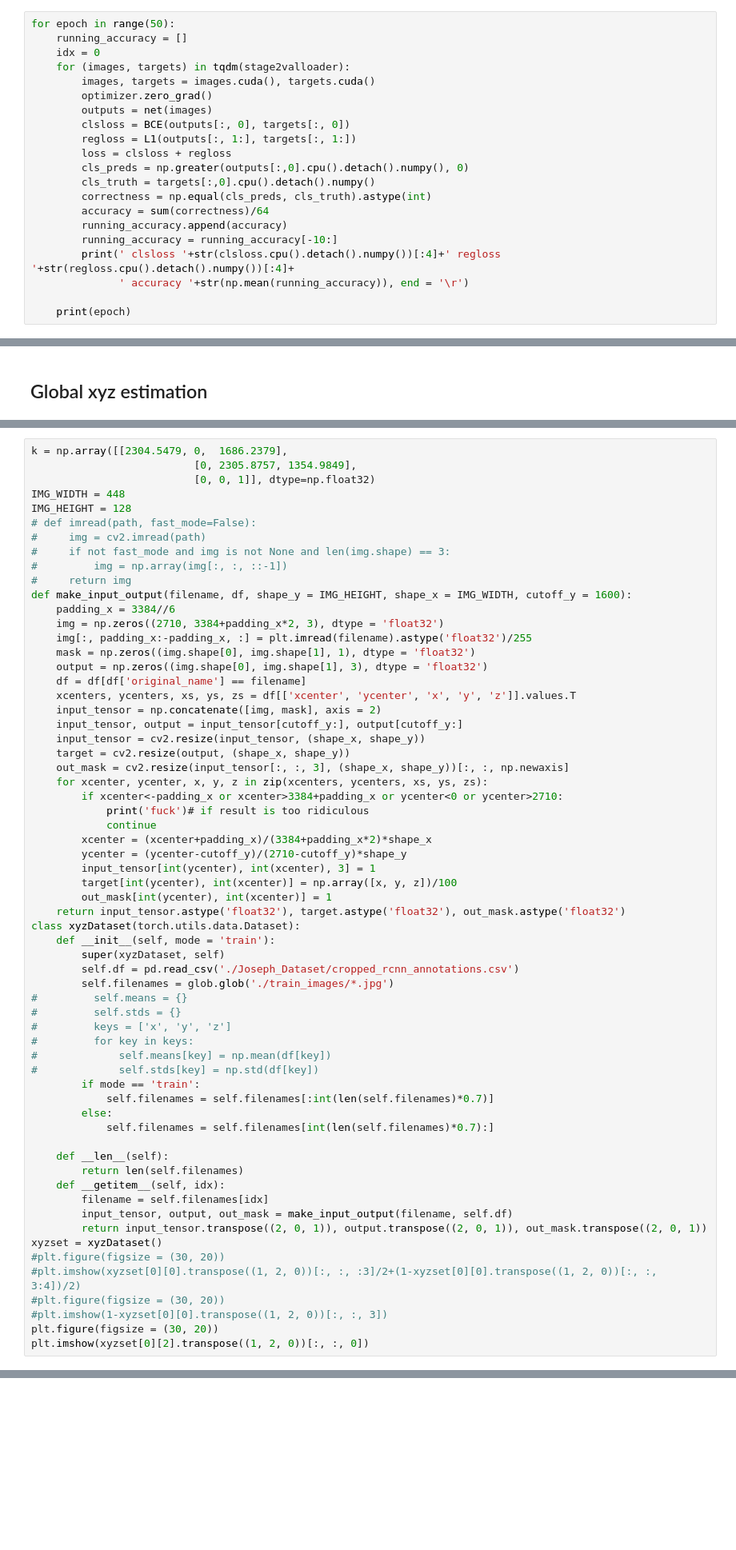
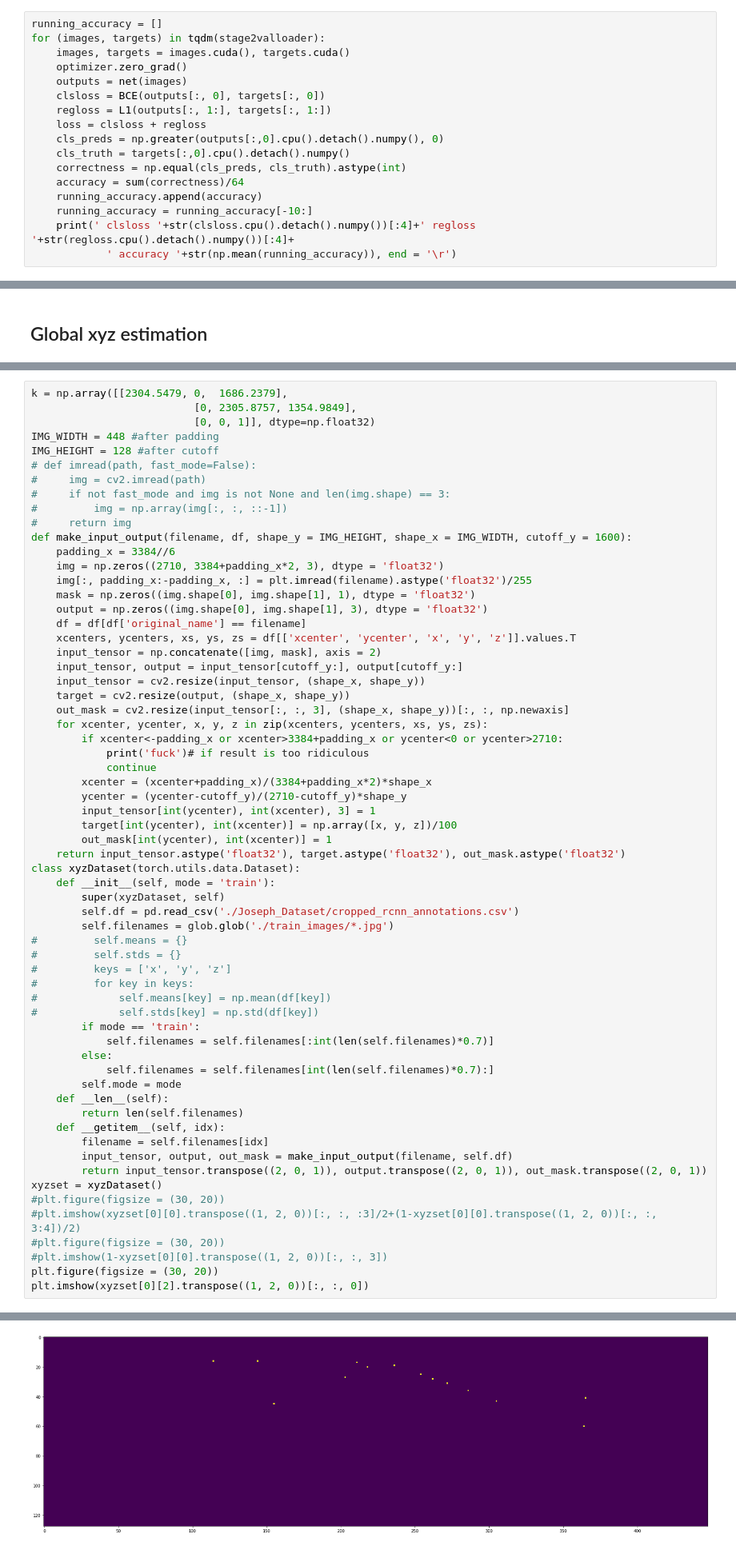
Before and after one commit to JunzheJosephZhu/Kaggle_AutoDriving, a Jupyter notebook: Neural Networks.ipynb, the cells around one changed output, grey strips where cells are left out. Shown at 80% size. Cells and saved outputs as stored; diff of their text form; blank space fills up the shorter version.

```diff
--- a/Neural Networks.ipynb
+++ b/Neural Networks.ipynb
@@ -395,24 +330,20 @@ stage2valloader = torch.utils.data.DataLoader(stage2valset, batch_size=64, shuff
 L1 = torch.nn.L1Loss()
 BCE = torch.nn.BCEWithLogitsLoss()
 # %%
-for epoch in range(50):
-    running_accuracy = []
-    idx = 0
-    for (images, targets) in tqdm(stage2valloader):
-        images, targets = images.cuda(), targets.cuda()
-        optimizer.zero_grad()
-        outputs = net(images)
-        clsloss = BCE(outputs[:, 0], targets[:, 0])
-        regloss = L1(outputs[:, 1:], targets[:, 1:])
-        loss = clsloss + regloss
-        cls_preds = np.greater(outputs[:,0].cpu().detach().numpy(), 0)
-        cls_truth = targets[:,0].cpu().detach().numpy()
-        correctness = np.equal(cls_preds, cls_truth).astype(int)
-        accuracy = sum(correctness)/64
-        running_accuracy.append(accuracy)
-        running_accuracy = running_accuracy[-10:]
-        print(' clsloss '+str(clsloss.cpu().detach().numpy())[:4]+' regloss '+str(regloss.cpu().detach().numpy())[:4]+
-              ' accuracy '+str(np.mean(running_accuracy)), end = '\r')
-
-    print(epoch)
+running_accuracy = []
+for (images, targets) in tqdm(stage2valloader):
+    images, targets = images.cuda(), targets.cuda()
+    optimizer.zero_grad()
+    outputs = net(images)
+    clsloss = BCE(outputs[:, 0], targets[:, 0])
+    regloss = L1(outputs[:, 1:], targets[:, 1:])
+    loss = clsloss + regloss
+    cls_preds = np.greater(outputs[:,0].cpu().detach().numpy(), 0)
+    cls_truth = targets[:,0].cpu().detach().numpy()
+    correctness = np.equal(cls_preds, cls_truth).astype(int)
+    accuracy = sum(correctness)/64
+    running_accuracy.append(accuracy)
+    running_accuracy = running_accuracy[-10:]
+    print(' clsloss '+str(clsloss.cpu().detach().numpy())[:4]+' regloss '+str(regloss.cpu().detach().numpy())[:4]+
+            ' accuracy '+str(np.mean(running_accuracy)), end = '\r')
 # %% [output]
@@ -581,8 +514,8 @@ xyzmodel.load_state_dict(torch.load('./Joseph_Dataset/xyzmodel.pth'))
 k = np.array([[2304.5479, 0,  1686.2379],
                           [0, 2305.8757, 1354.9849],
                           [0, 0, 1]], dtype=np.float32)
-IMG_WIDTH = 448
-IMG_HEIGHT = 128
+IMG_WIDTH = 448 #after padding
+IMG_HEIGHT = 128 #after cutoff
 # def imread(path, fast_mode=False):
 #     img = cv2.imread(path)
 #     if not fast_mode and img is not None and len(img.shape) == 3:
@@ -626,7 +559,7 @@ class xyzDataset(torch.utils.data.Dataset):
             self.filenames = self.filenames[:int(len(self.filenames)*0.7)]
         else:
             self.filenames = self.filenames[int(len(self.filenames)*0.7):]
-
+        self.mode = mode
     def __len__(self):
         return len(self.filenames)
     def __getitem__(self, idx):
@@ -640,3 +573,4 @@ xyzset = xyzDataset()
 #plt.imshow(1-xyzset[0][0].transpose((1, 2, 0))[:, :, 3])
 plt.figure(figsize = (30, 20))
 plt.imshow(xyzset[0][2].transpose((1, 2, 0))[:, :, 0])
+# %% [output]
@@ -643,3 +578,4 @@ plt.imshow(xyzset[0][2].transpose((1, 2, 0))[:, :, 0])
+[figure, added]
 # %%
 xyzset = xyzDataset()
 trainloader = torch.utils.data.DataLoader(xyzset, batch_size=4, shuffle = True, num_workers = 4)
```
Also changed, not shown: parts of 20 cells of this notebook, 5 other files.
